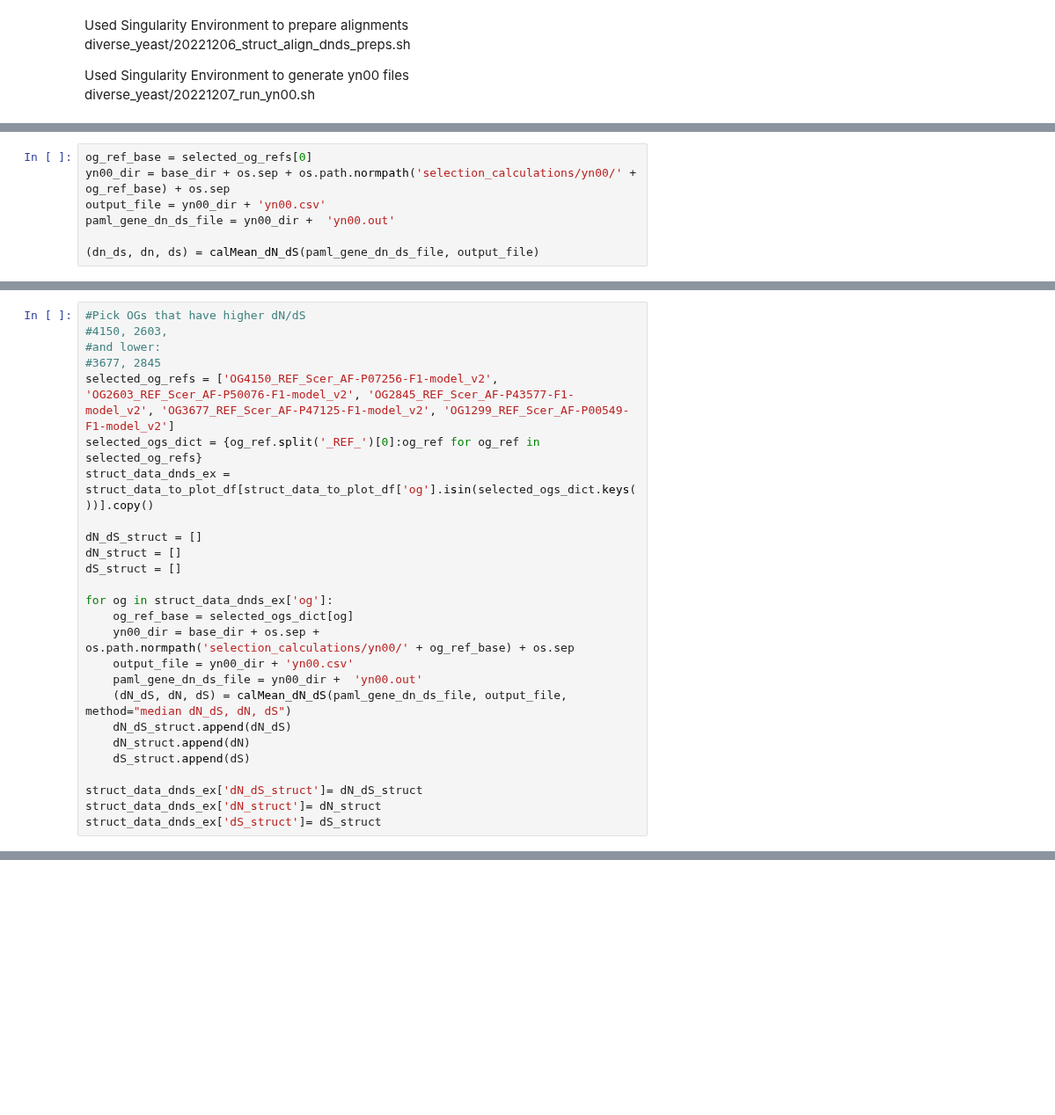
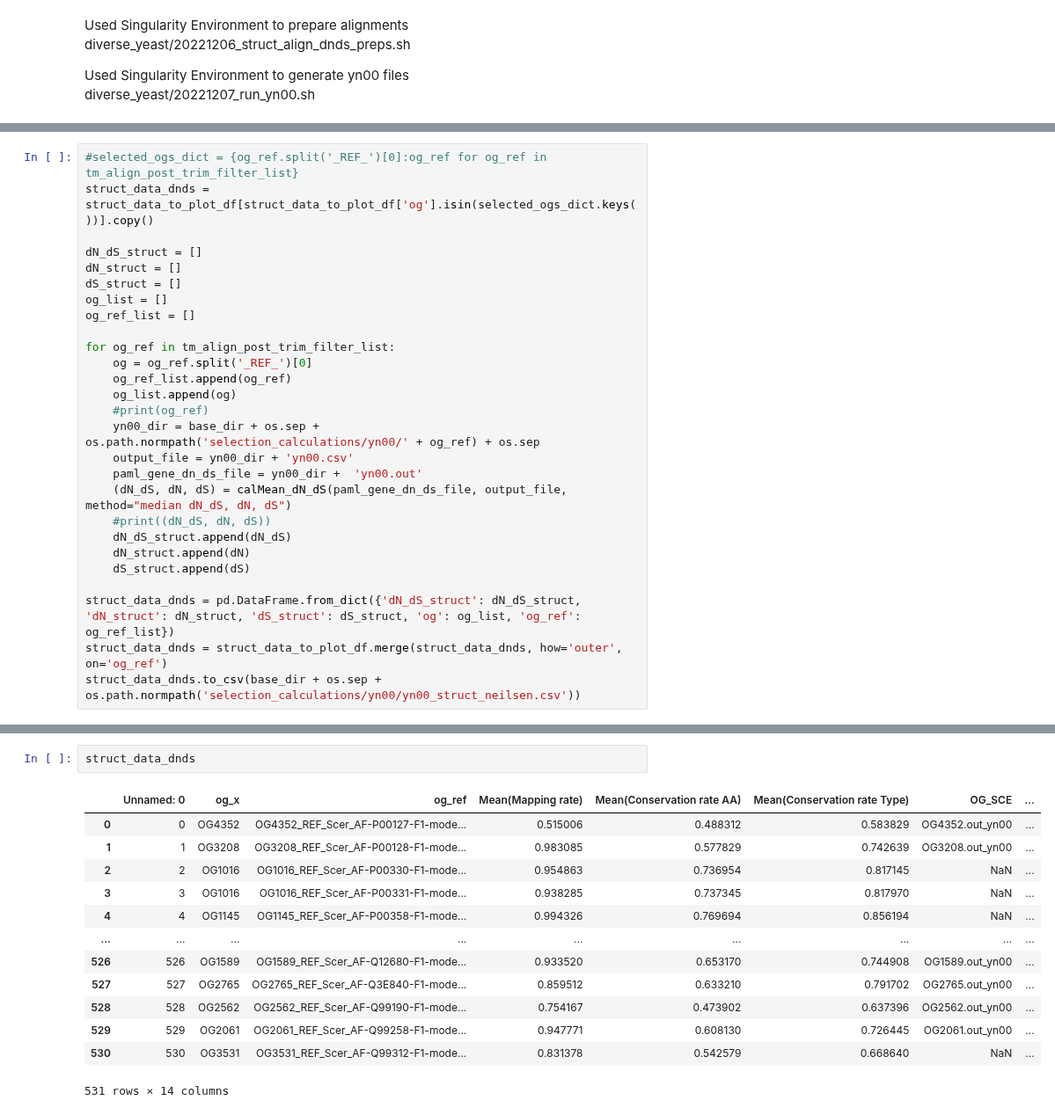
Before and after one commit to heineike02/diverse_yeast, a Jupyter notebook: 20221206_selection_calculations.ipynb, the cells around one changed output, grey strips where cells are left out. Shown at 88% size. Drawn from its saved outputs; the diff is of its cells as text; blank space fills up the shorter version.

```diff
--- a/20221206_selection_calculations.ipynb
+++ b/20221206_selection_calculations.ipynb
@@ -227,10 +244,3 @@ def Export_dn_ds(dnds1, output_file):
 
     df1.to_csv(output_file)
     return df1
-# %%
-og_ref_base = selected_og_refs[0]
-yn00_dir = base_dir + os.sep + os.path.normpath('selection_calculations/yn00/' + og_ref_base) + os.sep
-output_file = yn00_dir + 'yn00.csv'
-paml_gene_dn_ds_file = yn00_dir +  'yn00.out'
-
-(dn_ds, dn, ds) = calMean_dN_dS(paml_gene_dn_ds_file, output_file)
@@ -241,26 +272,27 @@ dN_dS_struct
 # %%
-#Pick OGs that have higher dN/dS
-#4150, 2603,
-#and lower:
-#3677, 2845
-selected_og_refs = ['OG4150_REF_Scer_AF-P07256-F1-model_v2', 'OG2603_REF_Scer_AF-P50076-F1-model_v2', 'OG2845_REF_Scer_AF-P43577-F1-model_v2', 'OG3677_REF_Scer_AF-P47125-F1-model_v2', 'OG1299_REF_Scer_AF-P00549-F1-model_v2']
-selected_ogs_dict = {og_ref.split('_REF_')[0]:og_ref for og_ref in selected_og_refs}
-struct_data_dnds_ex = struct_data_to_plot_df[struct_data_to_plot_df['og'].isin(selected_ogs_dict.keys())].copy()
+#selected_ogs_dict = {og_ref.split('_REF_')[0]:og_ref for og_ref in tm_align_post_trim_filter_list}
+struct_data_dnds = struct_data_to_plot_df[struct_data_to_plot_df['og'].isin(selected_ogs_dict.keys())].copy()
 
 dN_dS_struct = []
 dN_struct = []
 dS_struct = []
+og_list = []
+og_ref_list = []
 
-for og in struct_data_dnds_ex['og']:
-    og_ref_base = selected_ogs_dict[og]
-    yn00_dir = base_dir + os.sep + os.path.normpath('selection_calculations/yn00/' + og_ref_base) + os.sep
+for og_ref in tm_align_post_trim_filter_list:
+    og = og_ref.split('_REF_')[0]
+    og_ref_list.append(og_ref)
+    og_list.append(og)
+    #print(og_ref)
+    yn00_dir = base_dir + os.sep + os.path.normpath('selection_calculations/yn00/' + og_ref) + os.sep
     output_file = yn00_dir + 'yn00.csv'
     paml_gene_dn_ds_file = yn00_dir +  'yn00.out'
     (dN_dS, dN, dS) = calMean_dN_dS(paml_gene_dn_ds_file, output_file, method="median dN_dS, dN, dS")
+    #print((dN_dS, dN, dS))
     dN_dS_struct.append(dN_dS)
     dN_struct.append(dN)
     dS_struct.append(dS)
 
-struct_data_dnds_ex['dN_dS_struct']= dN_dS_struct
-struct_data_dnds_ex['dN_struct']= dN_struct
-struct_data_dnds_ex['dS_struct']= dS_struct
+struct_data_dnds = pd.DataFrame.from_dict({'dN_dS_struct': dN_dS_struct, 'dN_struct': dN_struct, 'dS_struct': dS_struct, 'og': og_list, 'og_ref': og_ref_list})
+struct_data_dnds = struct_data_to_plot_df.merge(struct_data_dnds, how='outer', on='og_ref')
+struct_data_dnds.to_csv(base_dir + os.sep + os.path.normpath('selection_calculations/yn00/yn00_struct_neilsen.csv'))
@@ -369,0 +372,16 @@ seq_name_map = dict(zip(seq_name_map_df['seq_name'],seq_name_map_df['seq_no']))
+# %%
+struct_data_dnds
+# %% [output]
+|  | Unnamed: 0 | og_x | og_ref | Mean(Mapping rate) | Mean(Conservation rate AA) | Mean(Conservation rate Type) | OG_SCE | ... |
+| 0 | 0 | OG4352 | OG4352_REF_Scer_AF-P00127-F1-mode... | 0.515006 | 0.488312 | 0.583829 | OG4352.out_yn00 | ... |
+| 1 | 1 | OG3208 | OG3208_REF_Scer_AF-P00128-F1-mode... | 0.983085 | 0.577829 | 0.742639 | OG3208.out_yn00 | ... |
+| 2 | 2 | OG1016 | OG1016_REF_Scer_AF-P00330-F1-mode... | 0.954863 | 0.736954 | 0.817145 | NaN | ... |
+| 3 | 3 | OG1016 | OG1016_REF_Scer_AF-P00331-F1-mode... | 0.938285 | 0.737345 | 0.817970 | NaN | ... |
+| 4 | 4 | OG1145 | OG1145_REF_Scer_AF-P00358-F1-mode... | 0.994326 | 0.769694 | 0.856194 | NaN | ... |
+| ... | ... | ... | ... | ... | ... | ... | ... | ... |
+| 526 | 526 | OG1589 | OG1589_REF_Scer_AF-Q12680-F1-mode... | 0.933520 | 0.653170 | 0.744908 | OG1589.out_yn00 | ... |
+| 527 | 527 | OG2765 | OG2765_REF_Scer_AF-Q3E840-F1-mode... | 0.859512 | 0.633210 | 0.791702 | OG2765.out_yn00 | ... |
+| 528 | 528 | OG2562 | OG2562_REF_Scer_AF-Q99190-F1-mode... | 0.754167 | 0.473902 | 0.637396 | OG2562.out_yn00 | ... |
+| 529 | 529 | OG2061 | OG2061_REF_Scer_AF-Q99258-F1-mode... | 0.947771 | 0.608130 | 0.726445 | OG2061.out_yn00 | ... |
+| 530 | 530 | OG3531 | OG3531_REF_Scer_AF-Q99312-F1-mode... | 0.831378 | 0.542579 | 0.668640 | NaN | ... |
+531 rows × 14 columns
```
Also changed, not shown: parts of 24 cells of this notebook, 8 other files.
